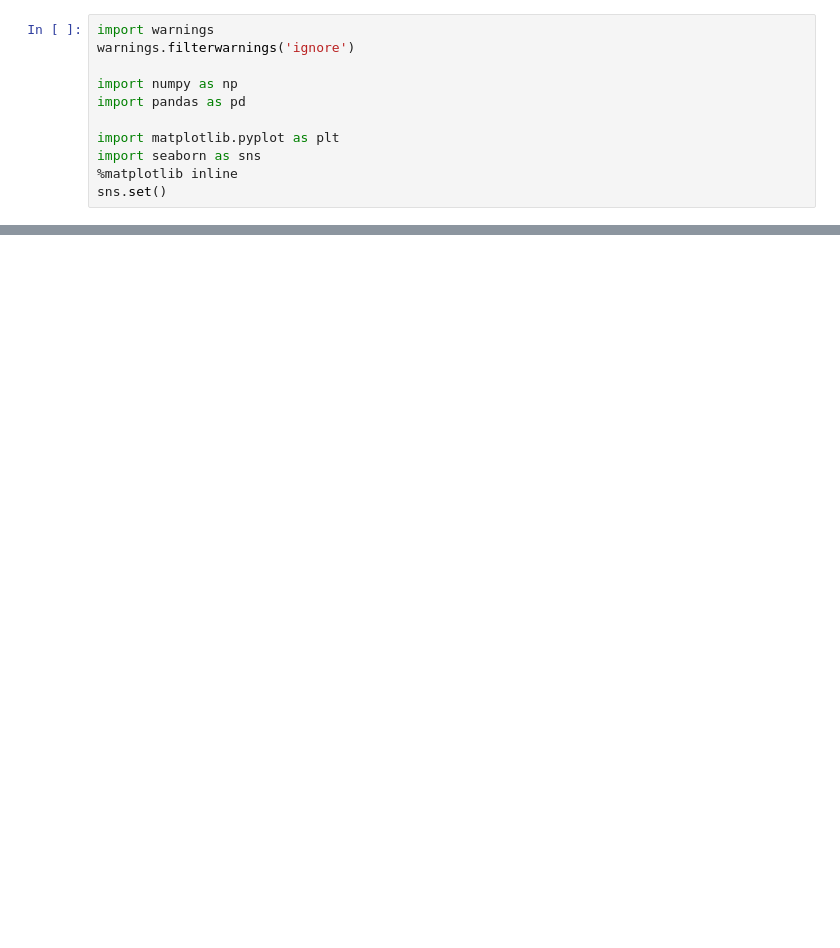
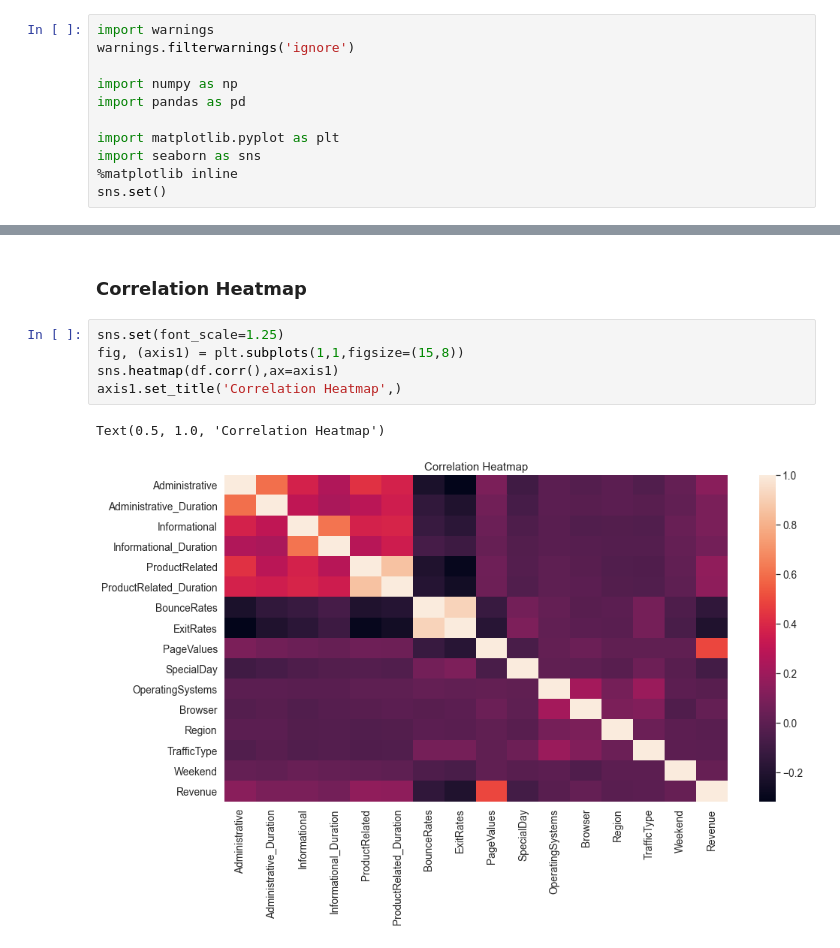
Before and after one commit to NightingaleV/4iz566-python-group-project, a Jupyter notebook: exploratory-analysis.ipynb, the cells around one changed output, grey strips where cells are left out. Cells and saved outputs as stored; diff of their text form; blank space fills up the shorter version.

```diff
--- a/exploratory-analysis.ipynb
+++ b/exploratory-analysis.ipynb
@@ -559,0 +80,10 @@ sns.countplot(x='statutory_holiday', data=df)
+# %% [markdown]
+### Correlation Heatmap
+# %%
+sns.set(font_scale=1.25)
+fig, (axis1) = plt.subplots(1,1,figsize=(15,8))
+sns.heatmap(df.corr(),ax=axis1)
+axis1.set_title('Correlation Heatmap',)
+# %% [output]
+Text(0.5, 1.0, 'Correlation Heatmap')
+[figure, added]
```
Also changed, not shown: parts of 109 cells of this notebook.
